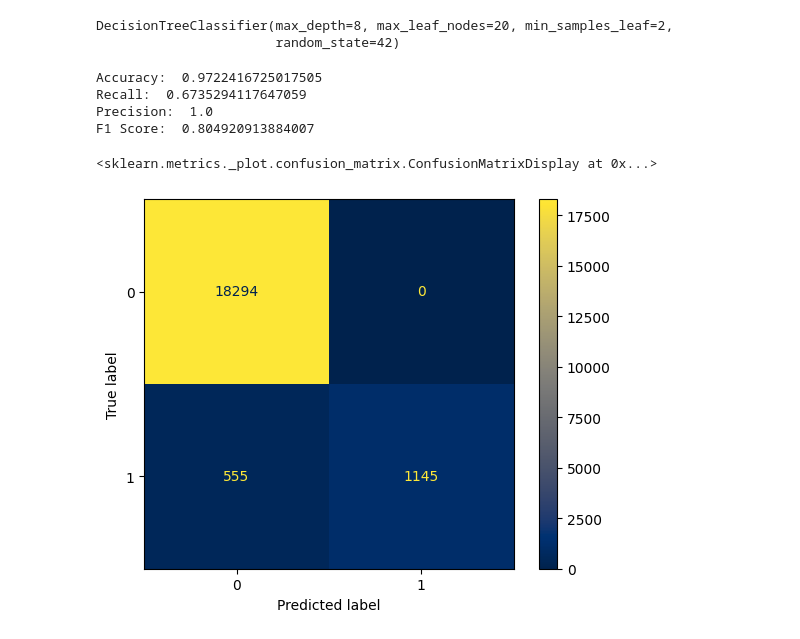
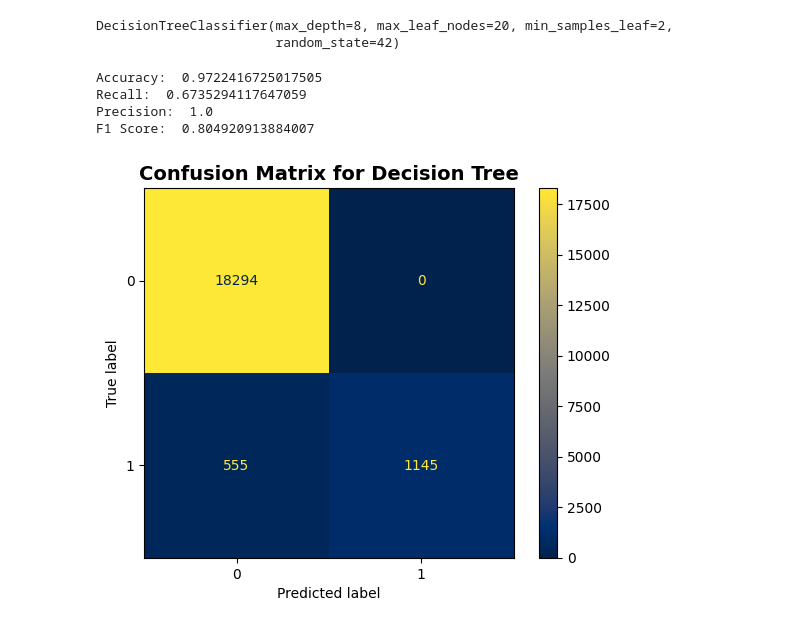
Before and after one commit to fisherman611/diabetes-classification, a Jupyter notebook: models/decision_tree.ipynb, the cells around one changed output. Drawn from its saved outputs; the diff is of its cells as text; code cells hidden in the pictures.

```diff
--- a/models/decision_tree.ipynb
+++ b/models/decision_tree.ipynb
@@ -99,13 +101,15 @@ best_y_pred = best_model.predict(X_test)
 # %%
 print("Accuracy: ", accuracy_score(y_test, best_y_pred))
 print("Recall: ", recall_score(y_test, best_y_pred))
 print("Precision: ", precision_score(y_test, best_y_pred))
 print("F1 Score: ", f1_score(y_test, best_y_pred))
 ConfusionMatrixDisplay(confusion_matrix(y_test, best_y_pred)).plot(cmap=plt.cm.cividis)
+
+plt.title("Confusion Matrix for Decision Tree", fontsize=14, weight='bold')
+plt.show()
 # %% [output]
 Accuracy:  0.9722416725017505
 Recall:  0.6735294117647059
 Precision:  1.0
 F1 Score:  0.804920913884007
-<sklearn.metrics._plot.confusion_matrix.ConfusionMatrixDisplay at 0x...>
-[figure, old version]
+[figure, new version]
```
Also changed, not shown: parts of 1 cell of this notebook.
